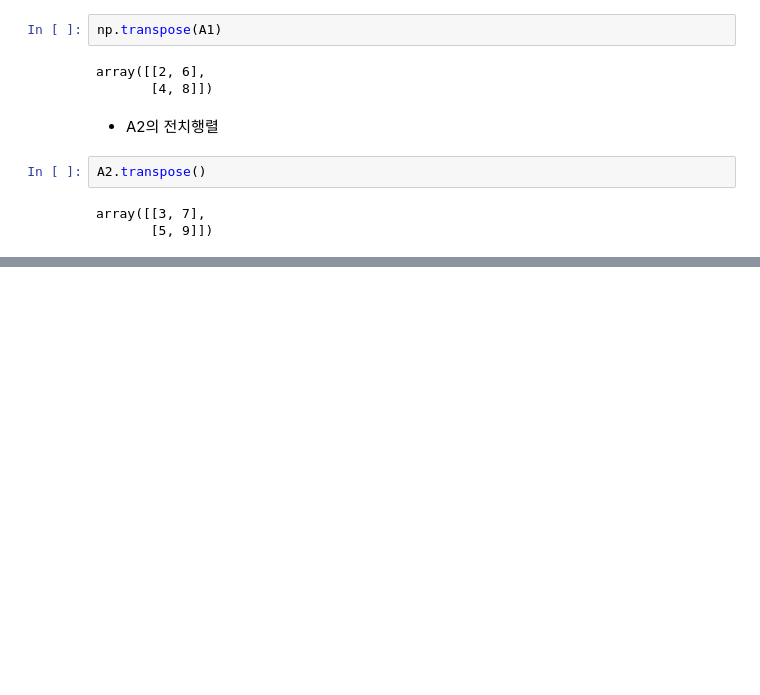
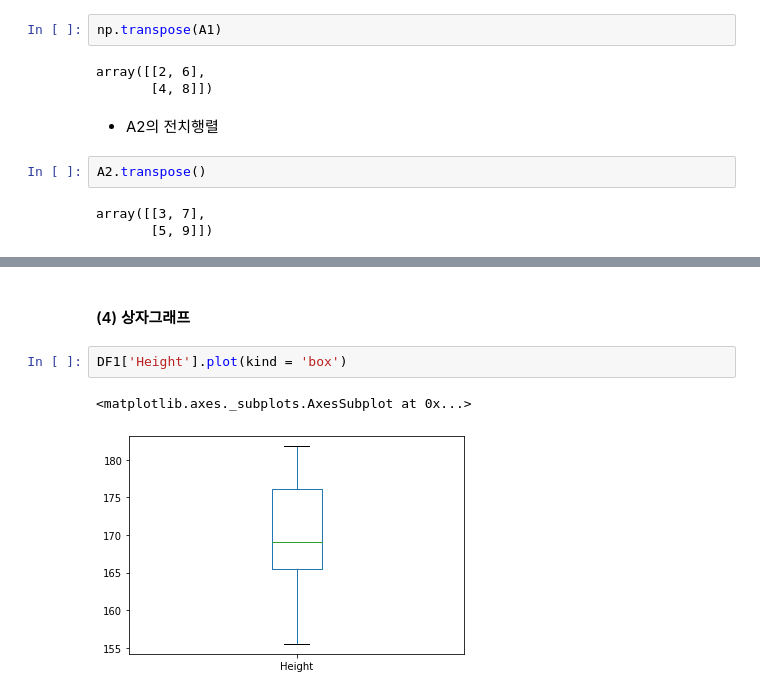
Before and after one commit to winterconnect/Machine_Learning, a Jupyter notebook: Python_Data_Analytics/007_Python_Packages/Python_Packages.ipynb, the cells around one changed output, grey strips where cells are left out. Cells and saved outputs as stored; diff of their text form; blank space fills up the shorter version.

```diff
--- a/Python_Data_Analytics/007_Python_Packages/Python_Packages.ipynb
+++ b/Python_Data_Analytics/007_Python_Packages/Python_Packages.ipynb
@@ -334,0 +643,7 @@ array([[3, 7],
+# %% [markdown]
+#### (4) 상자그래프
+# %%
+DF1['Height'].plot(kind = 'box')
+# %% [output]
+<matplotlib.axes._subplots.AxesSubplot at 0x...>
+[figure, added]
```
Also changed, not shown: parts of 78 cells of this notebook.
